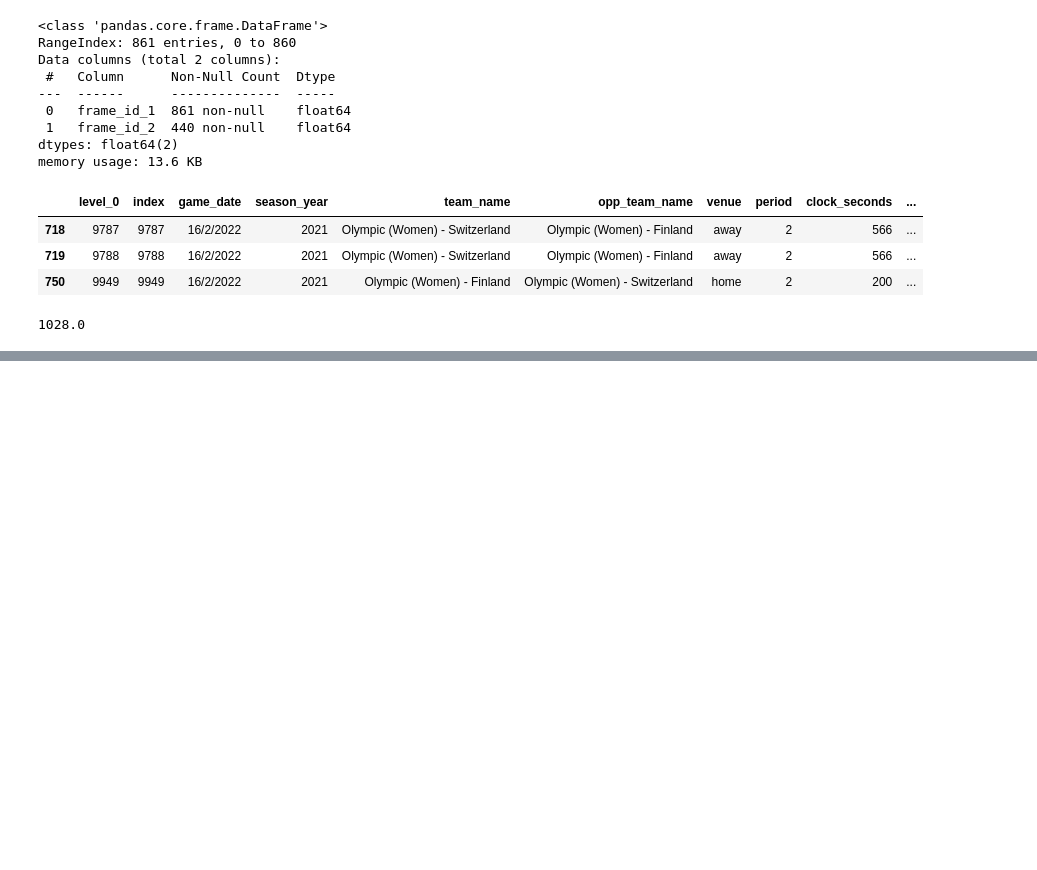
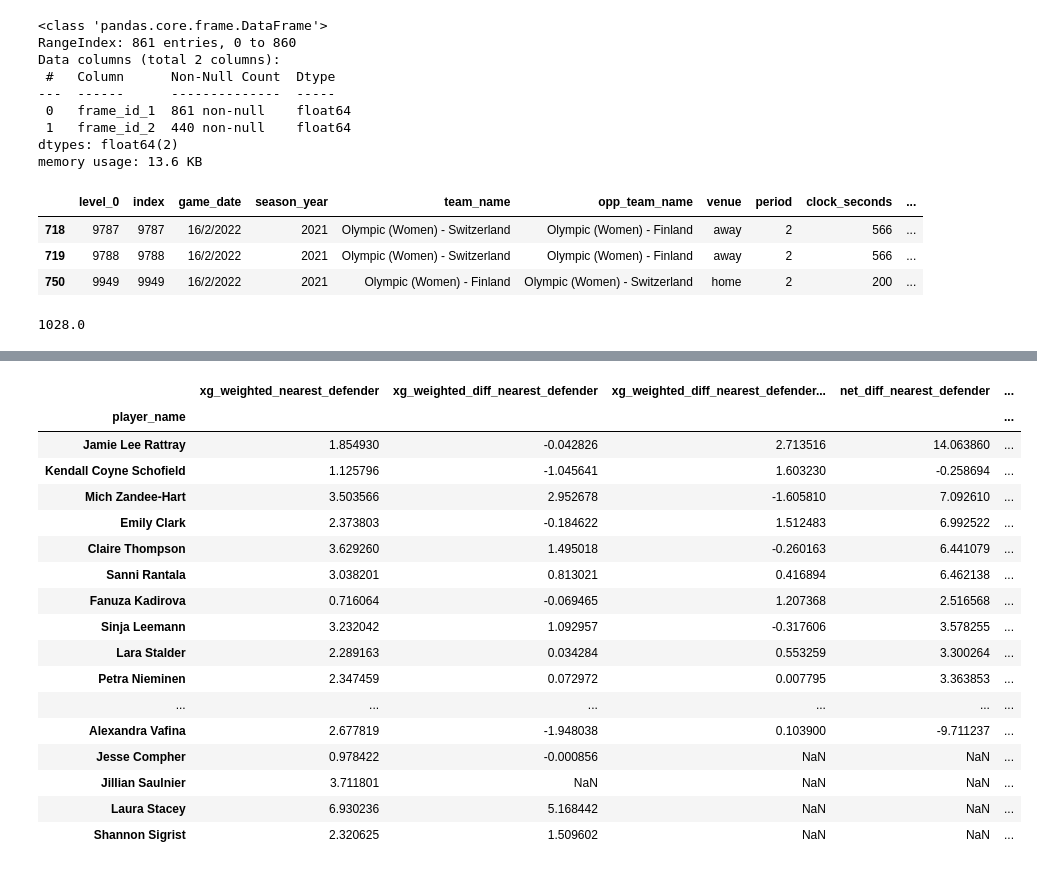
Before and after one commit to TK5-Tim/Big-Data-Cup, a Jupyter notebook: 2022/pp_danger_tracking.ipynb, the cells around one changed output, grey strips where cells are left out. Saved outputs shown, nothing was run; the diff lists cells and outputs as text; code cells hidden in the pictures; blank space fills up the shorter version.

```diff
--- a/2022/pp_danger_tracking.ipynb
+++ b/2022/pp_danger_tracking.ipynb
@@ -169,0 +370,21 @@ df_pbp_pp['diff_nearest_defender'] = df_pbp_pp['nearest_defender'] - df_pbp_pp['
+# %%
+df_pbp_pp.loc[(df_pbp_pp['x_coord'] >= O_ZONE) & ((df_pbp_pp['x_coord_2'] >= O_ZONE) | (df_pbp_pp['x_coord_2'].isna())),['player_name','team_name','xg_weighted_nearest_defender','xg_weighted_diff_nearest_defender', 'xg_weighted_diff_nearest_defender_prev','net_diff_nearest_defender', 'xg_weighted_net_diff_nearest_defender']].groupby('player_name').mean().sort_values('xg_weighted_net_diff_nearest_defender', ascending=False)
+# %% [output]
+|  | xg_weighted_nearest_defender | xg_weighted_diff_nearest_defender | xg_weighted_diff_nearest_defender... | net_diff_nearest_defender | ... |
+| player_name |  |  |  |  | ... |
+| Jamie Lee Rattray | 1.854930 | -0.042826 | 2.713516 | 14.063860 | ... |
+| Kendall Coyne Schofield | 1.125796 | -1.045641 | 1.603230 | -0.258694 | ... |
+| Mich Zandee-Hart | 3.503566 | 2.952678 | -1.605810 | 7.092610 | ... |
+| Emily Clark | 2.373803 | -0.184622 | 1.512483 | 6.992522 | ... |
+| Claire Thompson | 3.629260 | 1.495018 | -0.260163 | 6.441079 | ... |
+| Sanni Rantala | 3.038201 | 0.813021 | 0.416894 | 6.462138 | ... |
+| Fanuza Kadirova | 0.716064 | -0.069465 | 1.207368 | 2.516568 | ... |
+| Sinja Leemann | 3.232042 | 1.092957 | -0.317606 | 3.578255 | ... |
+| Lara Stalder | 2.289163 | 0.034284 | 0.553259 | 3.300264 | ... |
+| Petra Nieminen | 2.347459 | 0.072972 | 0.007795 | 3.363853 | ... |
+| ... | ... | ... | ... | ... | ... |
+| Alexandra Vafina | 2.677819 | -1.948038 | 0.103900 | -9.711237 | ... |
+| Jesse Compher | 0.978422 | -0.000856 | NaN | NaN | ... |
+| Jillian Saulnier | 3.711801 | NaN | NaN | NaN | ... |
+| Laura Stacey | 6.930236 | 5.168442 | NaN | NaN | ... |
+| Shannon Sigrist | 2.320625 | 1.509602 | NaN | NaN | ... |
```
Also changed, not shown: parts of 37 cells of this notebook, 3 other files.
